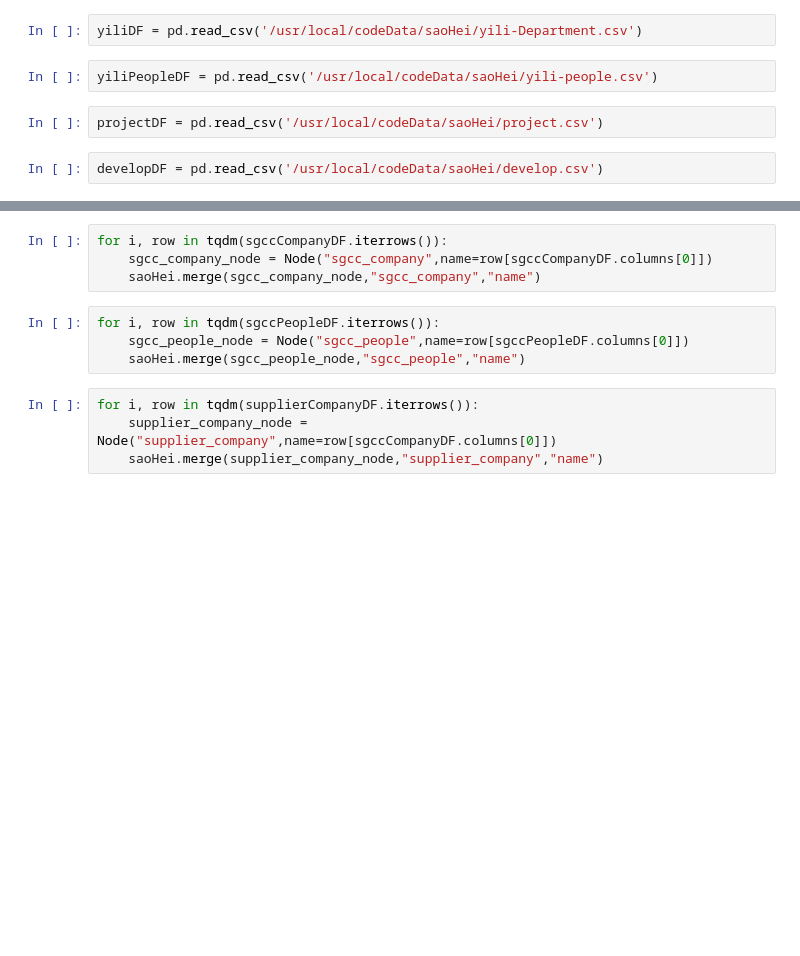
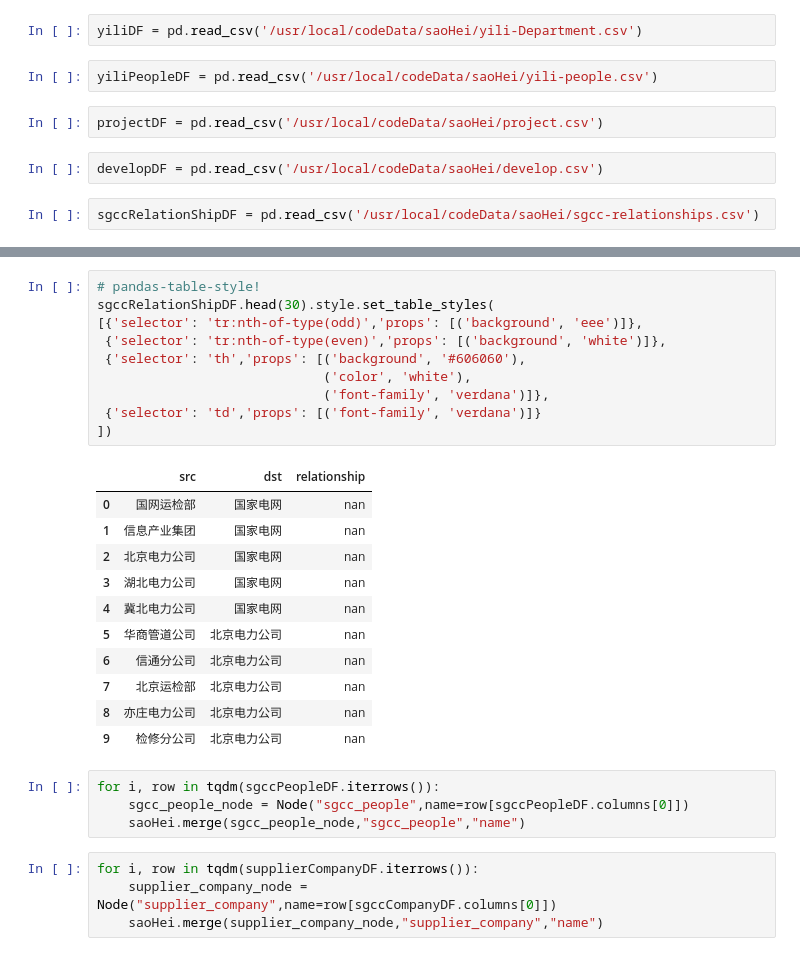
Before and after one commit to konfer/jupyter_bd, a Jupyter notebook: saoHei.ipynb, the cells around one changed output, grey strips where cells are left out. Cells and saved outputs as stored; diff of their text form; blank space fills up the shorter version.

Commit message:
relation begin

```diff
--- a/saoHei.ipynb
+++ b/saoHei.ipynb
@@ -35,6 +35,8 @@ yiliPeopleDF = pd.read_csv('/usr/local/codeData/saoHei/yili-people.csv')
 projectDF = pd.read_csv('/usr/local/codeData/saoHei/project.csv')
 # %%
 developDF = pd.read_csv('/usr/local/codeData/saoHei/develop.csv')
+# %%
+sgccRelationShipDF = pd.read_csv('/usr/local/codeData/saoHei/sgcc-relationships.csv')
 # %%
 # pandas-table-style!
 sgccCompanyDF.head(20).style.set_table_styles(
@@ -118,7 +229,25 @@ yiliPeopleDF.head(30).style.set_table_styles(
-# %%
-for i, row in tqdm(sgccCompanyDF.iterrows()):
-    sgcc_company_node = Node("sgcc_company",name=row[sgccCompanyDF.columns[0]])
-    saoHei.merge(sgcc_company_node,"sgcc_company","name")
+# %%
+# pandas-table-style!
+sgccRelationShipDF.head(30).style.set_table_styles(
+[{'selector': 'tr:nth-of-type(odd)','props': [('background', 'eee')]},
+ {'selector': 'tr:nth-of-type(even)','props': [('background', 'white')]},
+ {'selector': 'th','props': [('background', '#606060'),
+                             ('color', 'white'),
+                             ('font-family', 'verdana')]},
+ {'selector': 'td','props': [('font-family', 'verdana')]}
+])
+# %% [output]
+|  | src | dst | relationship |
+| 0 | 国网运检部 | 国家电网 | nan |
+| 1 | 信息产业集团 | 国家电网 | nan |
+| 2 | 北京电力公司 | 国家电网 | nan |
+| 3 | 湖北电力公司 | 国家电网 | nan |
+| 4 | 冀北电力公司 | 国家电网 | nan |
+| 5 | 华商管道公司 | 北京电力公司 | nan |
+| 6 | 信通分公司 | 北京电力公司 | nan |
+| 7 | 北京运检部 | 北京电力公司 | nan |
+| 8 | 亦庄电力公司 | 北京电力公司 | nan |
+| 9 | 检修分公司 | 北京电力公司 | nan |
 # %%
 for i, row in tqdm(sgccPeopleDF.iterrows()):
     sgcc_people_node = Node("sgcc_people",name=row[sgccPeopleDF.columns[0]])
```
Also changed, not shown: parts of 14 cells of this notebook.
